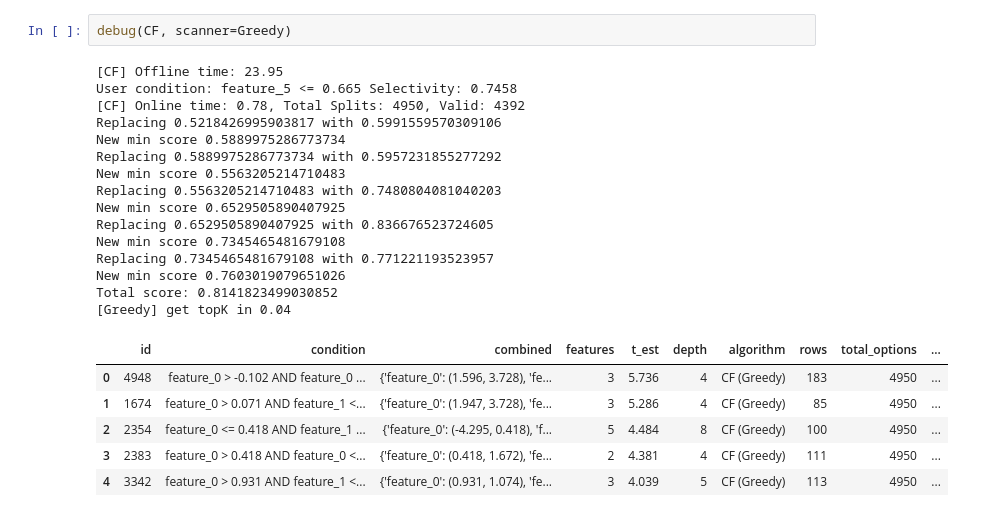
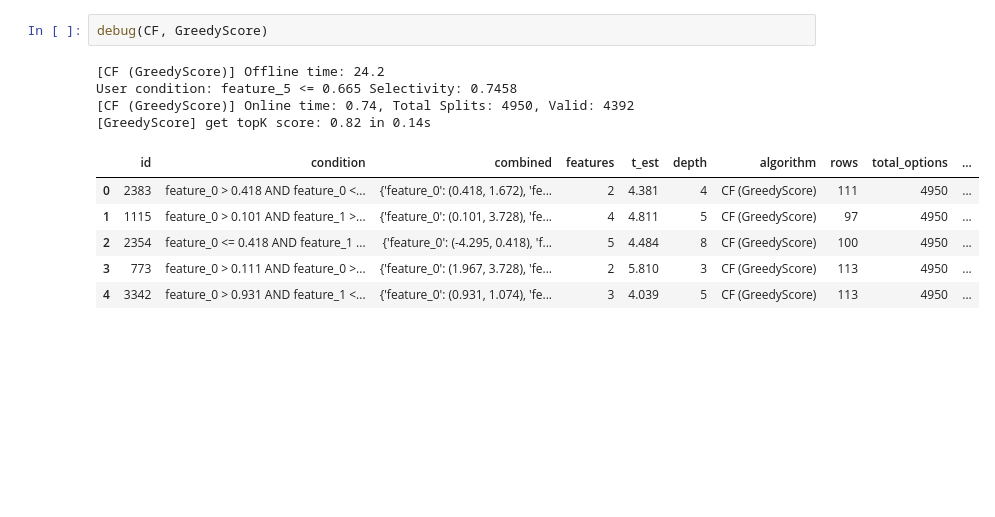
Before and after one commit to antonismand/Query-Driven-Data-Exploration-with-Heterogeneous-Treatment-Effects, a Jupyter notebook: debug.ipynb, the cells around one changed output. Cells and saved outputs as stored; diff of their text form; blank space fills up the shorter version.

```diff
--- a/debug.ipynb
+++ b/debug.ipynb
@@ -119,24 +79,13 @@ Total score: 0.8900897148819327
 # %%
-debug(CF, scanner=Greedy)
+debug(CF, GreedyScore)
 # %% [output]
-[CF] Offline time: 23.95
+[CF (GreedyScore)] Offline time: 24.2
 User condition: feature_5 <= 0.665 Selectivity: 0.7458
-[CF] Online time: 0.78, Total Splits: 4950, Valid: 4392
-Replacing 0.5218426995903817 with 0.5991559570309106
-New min score 0.5889975286773734
-Replacing 0.5889975286773734 with 0.5957231855277292
-New min score 0.5563205214710483
-Replacing 0.5563205214710483 with 0.7480804081040203
-New min score 0.6529505890407925
-Replacing 0.6529505890407925 with 0.836676523724605
-New min score 0.7345465481679108
-Replacing 0.7345465481679108 with 0.771221193523957
-New min score 0.7603019079651026
-Total score: 0.8141823499030852
-[Greedy] get topK in 0.04
+[CF (GreedyScore)] Online time: 0.74, Total Splits: 4950, Valid: 4392
+[GreedyScore] get topK score: 0.82 in 0.14s
 |  | id | condition | combined | features | t_est | depth | algorithm | rows | total_options | ... |
-| 0 | 4948 | feature_0 > -0.102 AND feature_0 ... | {'feature_0': (1.596, 3.728), 'fe... | 3 | 5.736 | 4 | CF (Greedy) | 183 | 4950 | ... |
-| 1 | 1674 | feature_0 > 0.071 AND feature_1 <... | {'feature_0': (1.947, 3.728), 'fe... | 3 | 5.286 | 4 | CF (Greedy) | 85 | 4950 | ... |
-| 2 | 2354 | feature_0 <= 0.418 AND feature_1 ... | {'feature_0': (-4.295, 0.418), 'f... | 5 | 4.484 | 8 | CF (Greedy) | 100 | 4950 | ... |
-| 3 | 2383 | feature_0 > 0.418 AND feature_0 <... | {'feature_0': (0.418, 1.672), 'fe... | 2 | 4.381 | 4 | CF (Greedy) | 111 | 4950 | ... |
-| 4 | 3342 | feature_0 > 0.931 AND feature_1 <... | {'feature_0': (0.931, 1.074), 'fe... | 3 | 4.039 | 5 | CF (Greedy) | 113 | 4950 | ... |
+| 0 | 2383 | feature_0 > 0.418 AND feature_0 <... | {'feature_0': (0.418, 1.672), 'fe... | 2 | 4.381 | 4 | CF (GreedyScore) | 111 | 4950 | ... |
+| 1 | 1115 | feature_0 > 0.101 AND feature_1 >... | {'feature_0': (0.101, 3.728), 'fe... | 4 | 4.811 | 5 | CF (GreedyScore) | 97 | 4950 | ... |
+| 2 | 2354 | feature_0 <= 0.418 AND feature_1 ... | {'feature_0': (-4.295, 0.418), 'f... | 5 | 4.484 | 8 | CF (GreedyScore) | 100 | 4950 | ... |
+| 3 | 773 | feature_0 > 0.111 AND feature_0 >... | {'feature_0': (1.967, 3.728), 'fe... | 2 | 5.810 | 3 | CF (GreedyScore) | 113 | 4950 | ... |
+| 4 | 3342 | feature_0 > 0.931 AND feature_1 <... | {'feature_0': (0.931, 1.074), 'fe... | 3 | 4.039 | 5 | CF (GreedyScore) | 113 | 4950 | ... |
```
Also changed, not shown: parts of 7 cells of this notebook, 5 other files.
